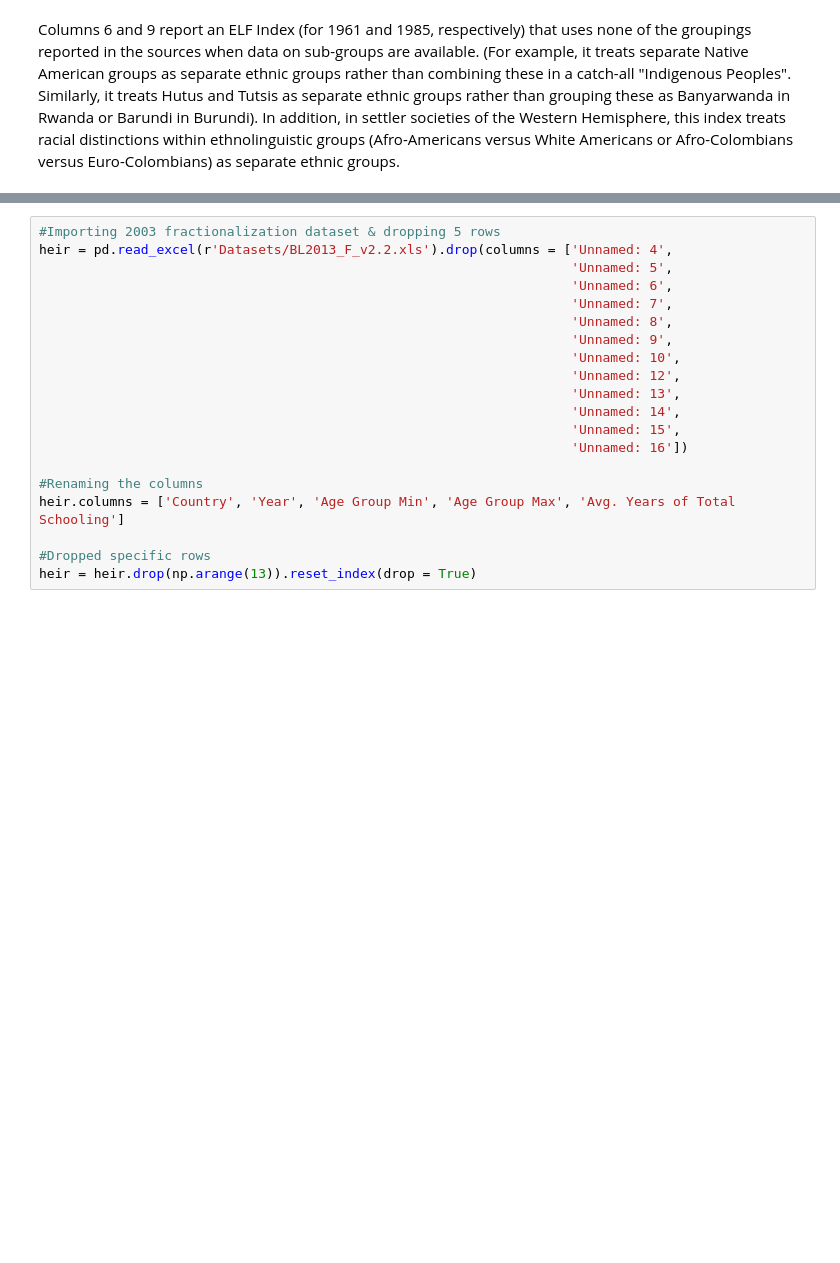
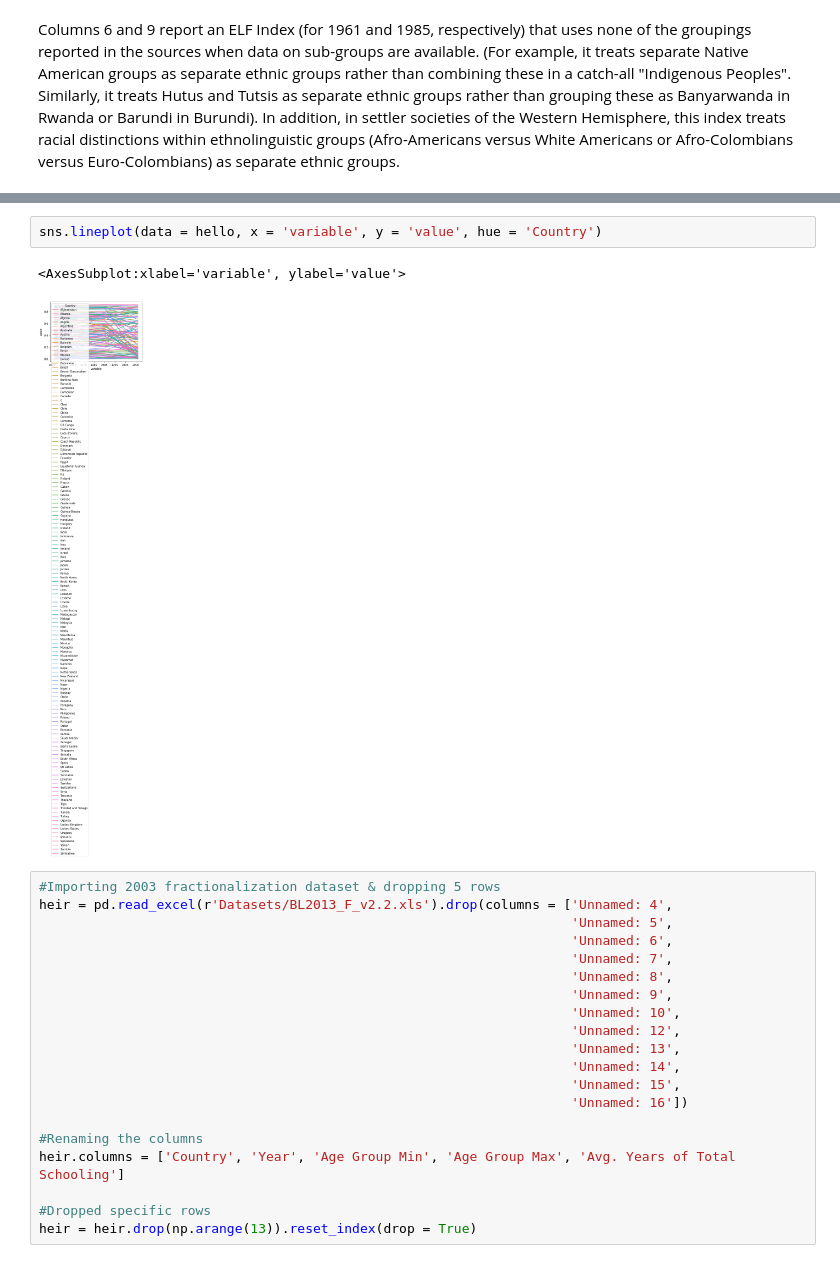
Before and after one commit to snadari/PPOL564_Final_Project_Fall_2020, a Jupyter notebook: final_project.ipynb, the cells around one changed output, grey strips where cells are left out. Cells and saved outputs as stored; diff of their text form; blank space fills up the shorter version.

```diff
--- a/final_project.ipynb
+++ b/final_project.ipynb
@@ -93,3 +222,8 @@ bit_table = bit_table.drop(columns = "temp_country")
+# %%
+sns.lineplot(data = hello, x = 'variable', y = 'value', hue = 'Country')
+# %% [output]
+<AxesSubplot:xlabel='variable', ylabel='value'>
+[figure, added]
 # %%
 #Importing 2003 fractionalization dataset & dropping 5 rows
 heir = pd.read_excel(r'Datasets/BL2013_F_v2.2.xls').drop(columns = ['Unnamed: 4',
```
Also changed, not shown: parts of 16 cells of this notebook.
